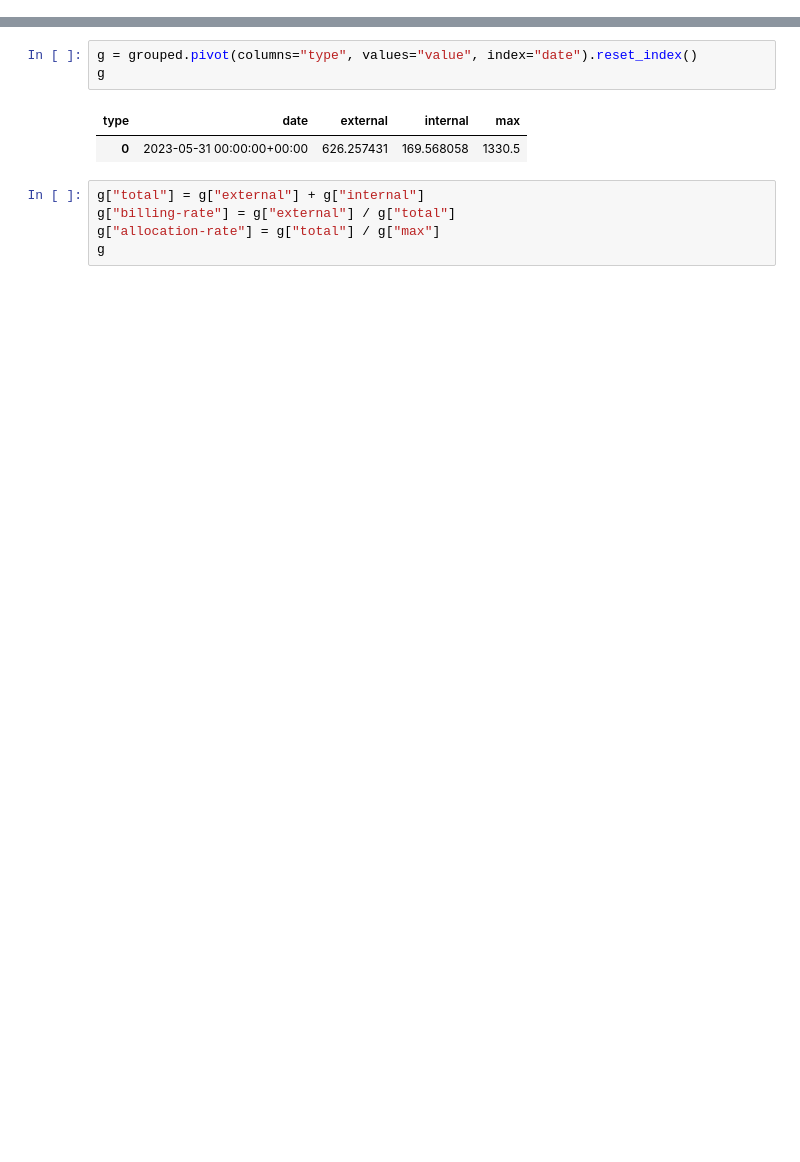
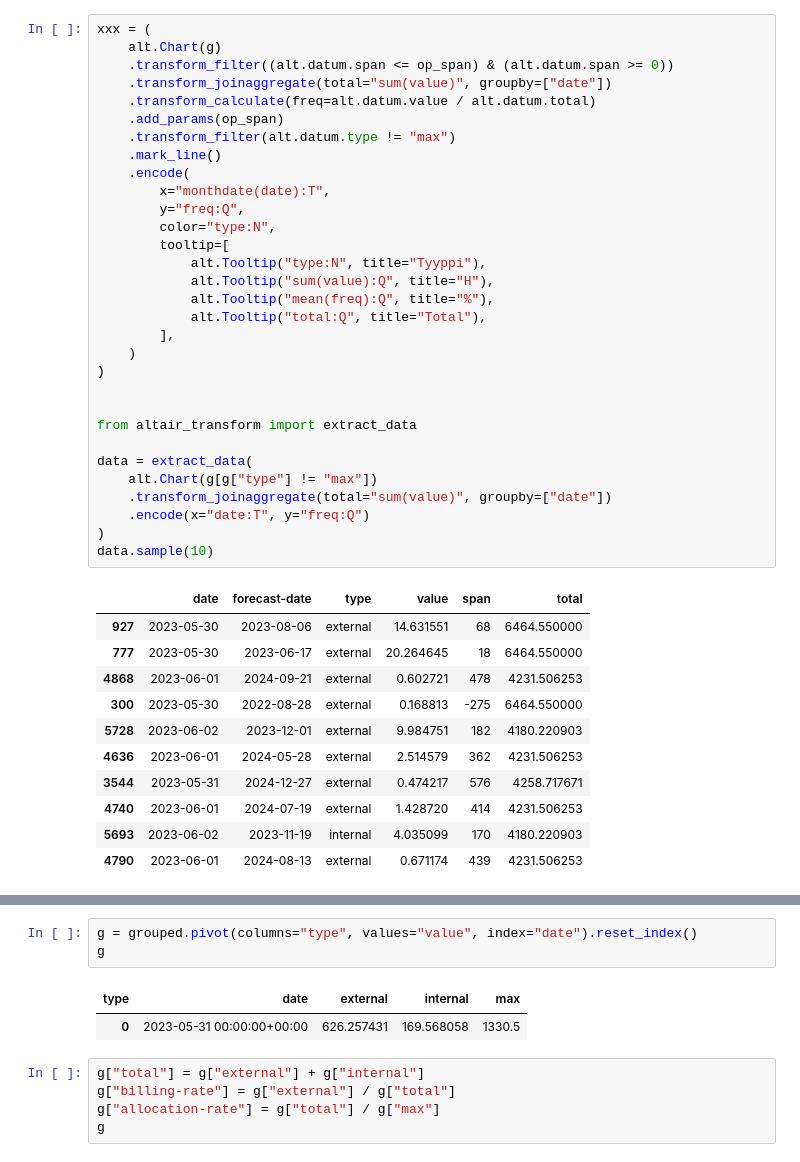
Before and after one commit to vreima/tie-dashboard, a Jupyter notebook: testing-notebook.ipynb, the cells around one changed output, grey strips where cells are left out. Saved outputs shown, nothing was run; the diff lists cells and outputs as text; blank space fills up the shorter version.

```diff
--- a/testing-notebook.ipynb
+++ b/testing-notebook.ipynb
@@ -83,0 +189,43 @@ grouped
+# %%
+xxx = (
+    alt.Chart(g)
+    .transform_filter((alt.datum.span <= op_span) & (alt.datum.span >= 0))
+    .transform_joinaggregate(total="sum(value)", groupby=["date"])
+    .transform_calculate(freq=alt.datum.value / alt.datum.total)
+    .add_params(op_span)
+    .transform_filter(alt.datum.type != "max")
+    .mark_line()
+    .encode(
+        x="monthdate(date):T",
+        y="freq:Q",
+        color="type:N",
+        tooltip=[
+            alt.Tooltip("type:N", title="Tyyppi"),
+            alt.Tooltip("sum(value):Q", title="H"),
+            alt.Tooltip("mean(freq):Q", title="%"),
+            alt.Tooltip("total:Q", title="Total"),
+        ],
+    )
+)
+
+
+from altair_transform import extract_data
+
+data = extract_data(
+    alt.Chart(g[g["type"] != "max"])
+    .transform_joinaggregate(total="sum(value)", groupby=["date"])
+    .encode(x="date:T", y="freq:Q")
+)
+data.sample(10)
+# %% [output]
+|  | date | forecast-date | type | value | span | total |
+| 927 | 2023-05-30 | 2023-08-06 | external | 14.631551 | 68 | 6464.550000 |
+| 777 | 2023-05-30 | 2023-06-17 | external | 20.264645 | 18 | 6464.550000 |
+| 4868 | 2023-06-01 | 2024-09-21 | external | 0.602721 | 478 | 4231.506253 |
+| 300 | 2023-05-30 | 2022-08-28 | external | 0.168813 | -275 | 6464.550000 |
+| 5728 | 2023-06-02 | 2023-12-01 | external | 9.984751 | 182 | 4180.220903 |
+| 4636 | 2023-06-01 | 2024-05-28 | external | 2.514579 | 362 | 4231.506253 |
+| 3544 | 2023-05-31 | 2024-12-27 | external | 0.474217 | 576 | 4258.717671 |
+| 4740 | 2023-06-01 | 2024-07-19 | external | 1.428720 | 414 | 4231.506253 |
+| 5693 | 2023-06-02 | 2023-11-19 | internal | 4.035099 | 170 | 4180.220903 |
+| 4790 | 2023-06-01 | 2024-08-13 | external | 0.671174 | 439 | 4231.506253 |
```
Also changed, not shown: parts of 9 cells of this notebook, 8 other files.
